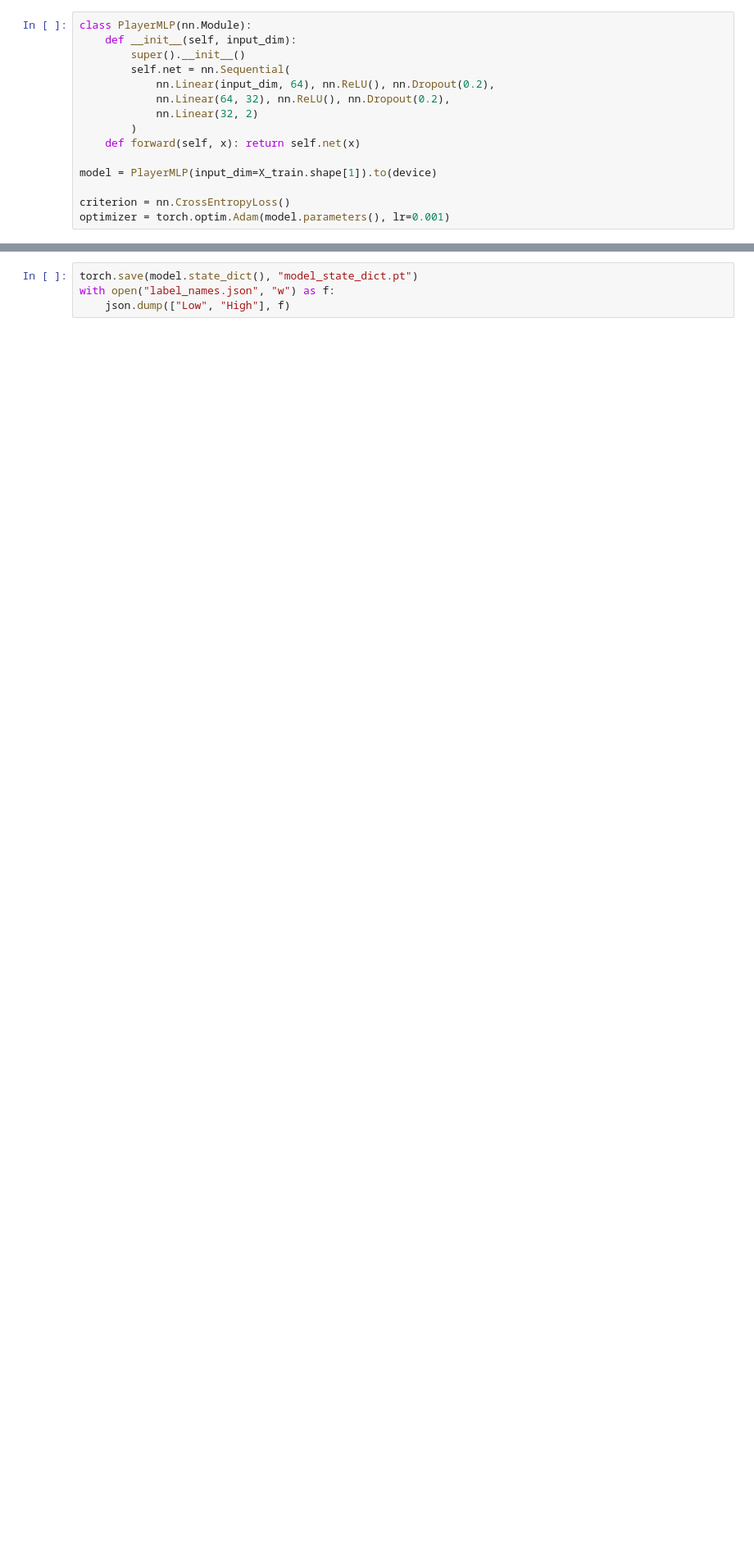
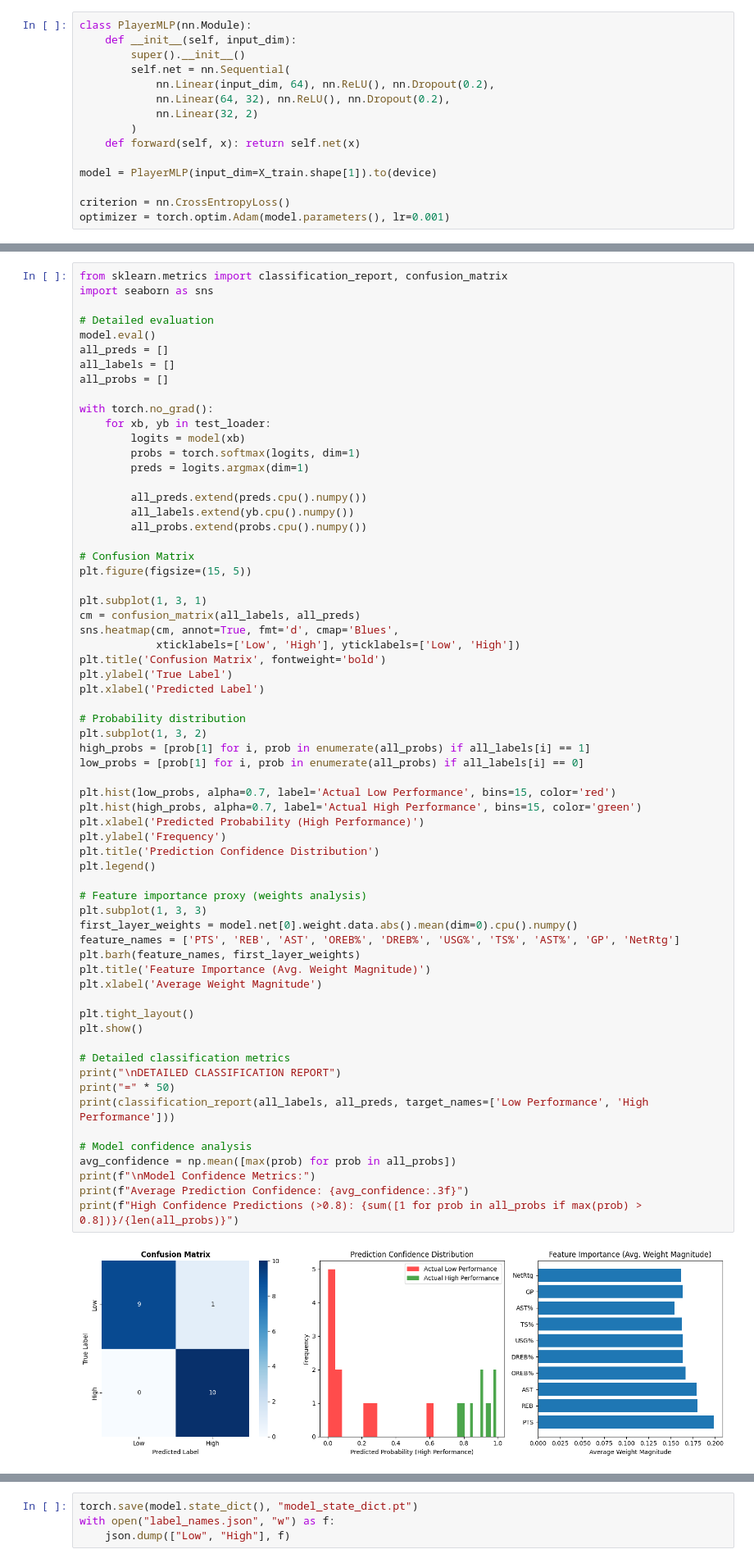
Before and after one commit to dmartinez203/Project2_ANN, a Jupyter notebook: ANN.ipynb, the cells around one changed output, grey strips where cells are left out. Shown at 82% size. Drawn from its saved outputs; the diff is of its cells as text; blank space fills up the shorter version.

```diff
--- a/ANN.ipynb
+++ b/ANN.ipynb
@@ -102,0 +304,66 @@ Epoch 30/30, Loss: 0.1903
+# %%
+from sklearn.metrics import classification_report, confusion_matrix
+import seaborn as sns
+
+# Detailed evaluation
+model.eval()
+all_preds = []
+all_labels = []
+all_probs = []
+
+with torch.no_grad():
+    for xb, yb in test_loader:
+        logits = model(xb)
+        probs = torch.softmax(logits, dim=1)
+        preds = logits.argmax(dim=1)
+
+        all_preds.extend(preds.cpu().numpy())
+        all_labels.extend(yb.cpu().numpy())
+        all_probs.extend(probs.cpu().numpy())
+
+# Confusion Matrix
+plt.figure(figsize=(15, 5))
+
+plt.subplot(1, 3, 1)
+cm = confusion_matrix(all_labels, all_preds)
+sns.heatmap(cm, annot=True, fmt='d', cmap='Blues',
+            xticklabels=['Low', 'High'], yticklabels=['Low', 'High'])
+plt.title('Confusion Matrix', fontweight='bold')
+plt.ylabel('True Label')
+plt.xlabel('Predicted Label')
+
+# Probability distribution
+plt.subplot(1, 3, 2)
+high_probs = [prob[1] for i, prob in enumerate(all_probs) if all_labels[i] == 1]
+low_probs = [prob[1] for i, prob in enumerate(all_probs) if all_labels[i] == 0]
+
+plt.hist(low_probs, alpha=0.7, label='Actual Low Performance', bins=15, color='red')
+plt.hist(high_probs, alpha=0.7, label='Actual High Performance', bins=15, color='green')
+plt.xlabel('Predicted Probability (High Performance)')
+plt.ylabel('Frequency')
+plt.title('Prediction Confidence Distribution')
+plt.legend()
+
+# Feature importance proxy (weights analysis)
+plt.subplot(1, 3, 3)
+first_layer_weights = model.net[0].weight.data.abs().mean(dim=0).cpu().numpy()
+feature_names = ['PTS', 'REB', 'AST', 'OREB%', 'DREB%', 'USG%', 'TS%', 'AST%', 'GP', 'NetRtg']
+plt.barh(feature_names, first_layer_weights)
+plt.title('Feature Importance (Avg. Weight Magnitude)')
+plt.xlabel('Average Weight Magnitude')
+
+plt.tight_layout()
+plt.show()
+
+# Detailed classification metrics
+print("\nDETAILED CLASSIFICATION REPORT")
+print("=" * 50)
+print(classification_report(all_labels, all_preds, target_names=['Low Performance', 'High Performance']))
+
+# Model confidence analysis
+avg_confidence = np.mean([max(prob) for prob in all_probs])
+print(f"\nModel Confidence Metrics:")
+print(f"Average Prediction Confidence: {avg_confidence:.3f}")
+print(f"High Confidence Predictions (>0.8): {sum([1 for prob in all_probs if max(prob) > 0.8])}/{len(all_probs)}")
+# %% [output]
+[figure, added]
```
Also changed, not shown: parts of 22 cells of this notebook.
